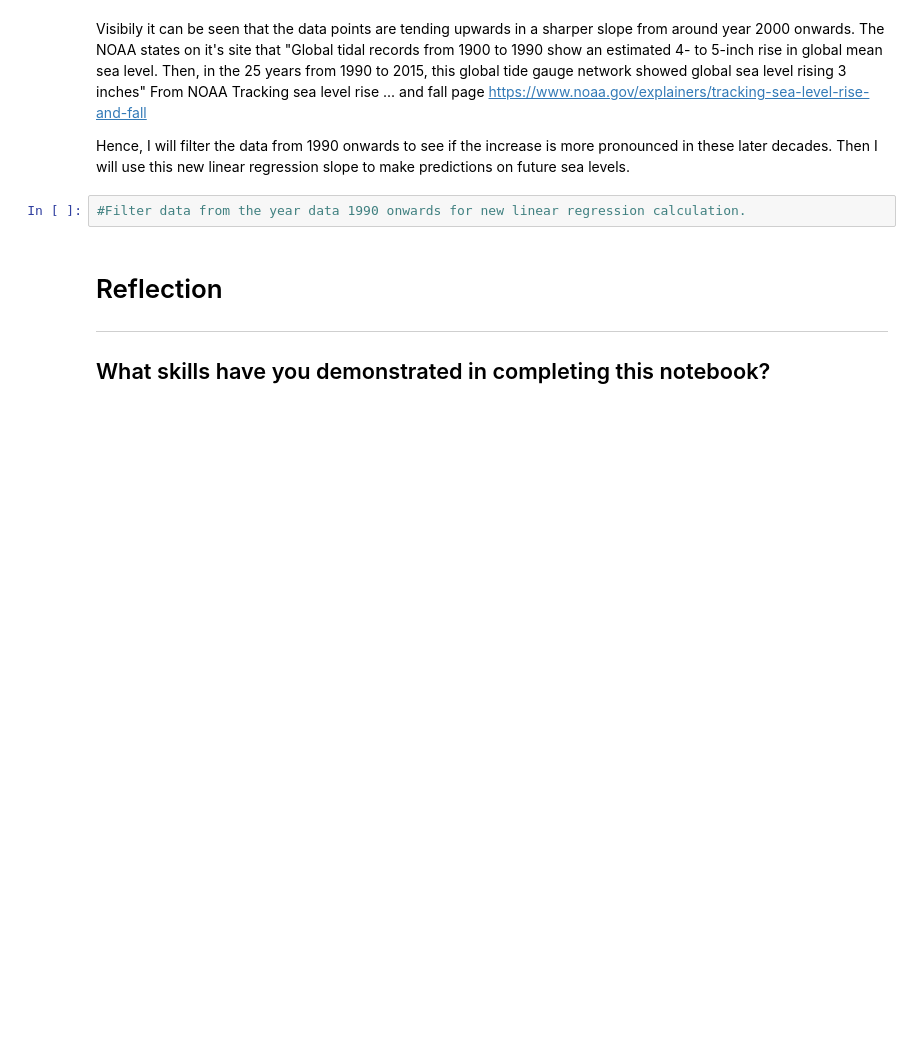
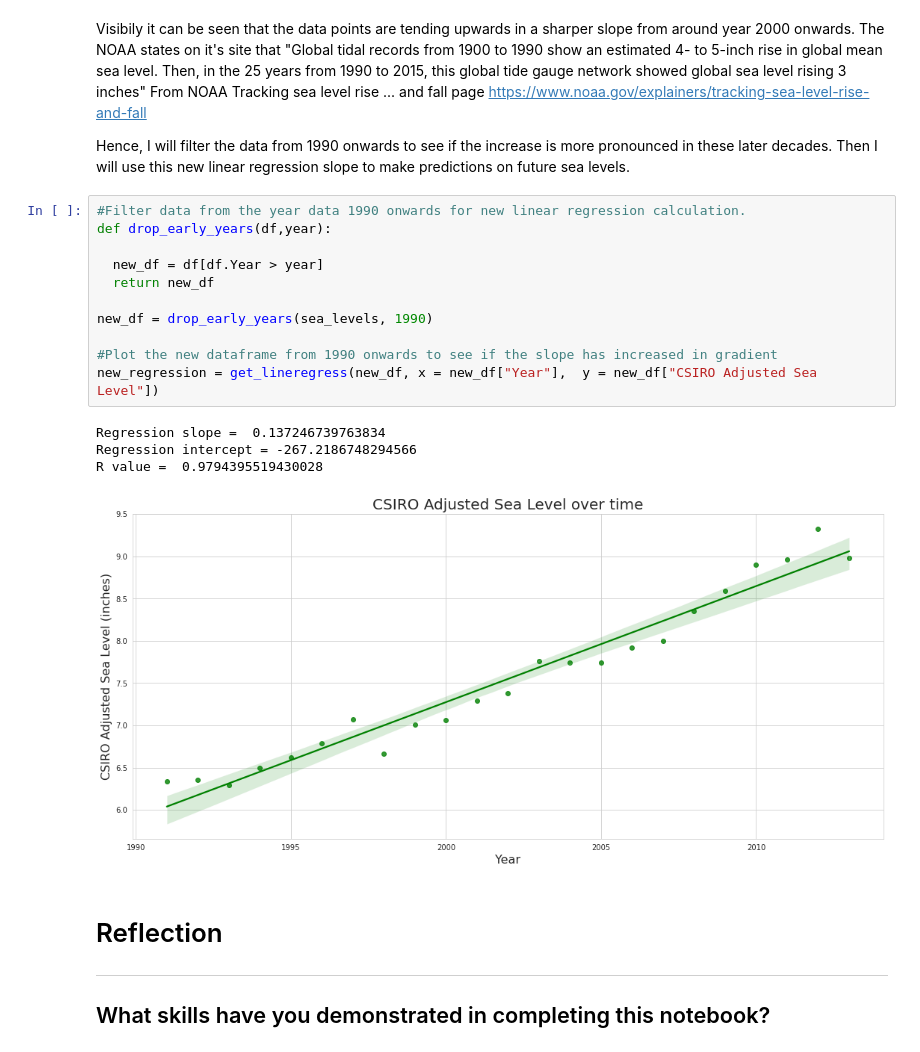
Before and after one commit to bjentwistle/PythonFundamentals, a Jupyter notebook: Projects/Final_Sea_Level_Project.ipynb, the cells around one changed output. Saved outputs shown, nothing was run; the diff lists cells and outputs as text; blank space fills up the shorter version.

```diff
--- a/Projects/Final_Sea_Level_Project.ipynb
+++ b/Projects/Final_Sea_Level_Project.ipynb
@@ -158,8 +149,22 @@ R value =  0.984757131182585
 Visibily it can be seen that the data points are tending upwards in a sharper slope from around year 2000 onwards. The NOAA states on it's site that "Global tidal records from 1900 to 1990 show an estimated  4- to 5-inch rise in global mean sea level. Then, in the 25 years from 1990 to 2015, this global tide gauge network showed global sea level rising 3 inches" From NOAA Tracking sea level rise ... and fall page https://www.noaa.gov/explainers/tracking-sea-level-rise-and-fall
 
 Hence, I will filter the data from 1990 onwards to see if the increase is more pronounced in these later decades. Then I will use this new linear regression slope to make predictions on future sea levels.
-# %%
-#Filter data from the year data 1990 onwards for new linear regression calculation.
+# %%
+#Filter data from the year data 1990 onwards for new linear regression calculation.
+def drop_early_years(df,year):
+
+  new_df = df[df.Year > year]
+  return new_df
+
+new_df = drop_early_years(sea_levels, 1990)
+
+#Plot the new dataframe from 1990 onwards to see if the slope has increased in gradient
+new_regression = get_lineregress(new_df, x = new_df["Year"],  y = new_df["CSIRO Adjusted Sea Level"])
+# %% [output]
+Regression slope =  0.137246739763834
+Regression intercept = -267.2186748294566
+R value =  0.9794395519430028
+[figure, added]
 # %% [markdown]
 # Reflection
 ----
```
Also changed, not shown: parts of 2 cells of this notebook.
